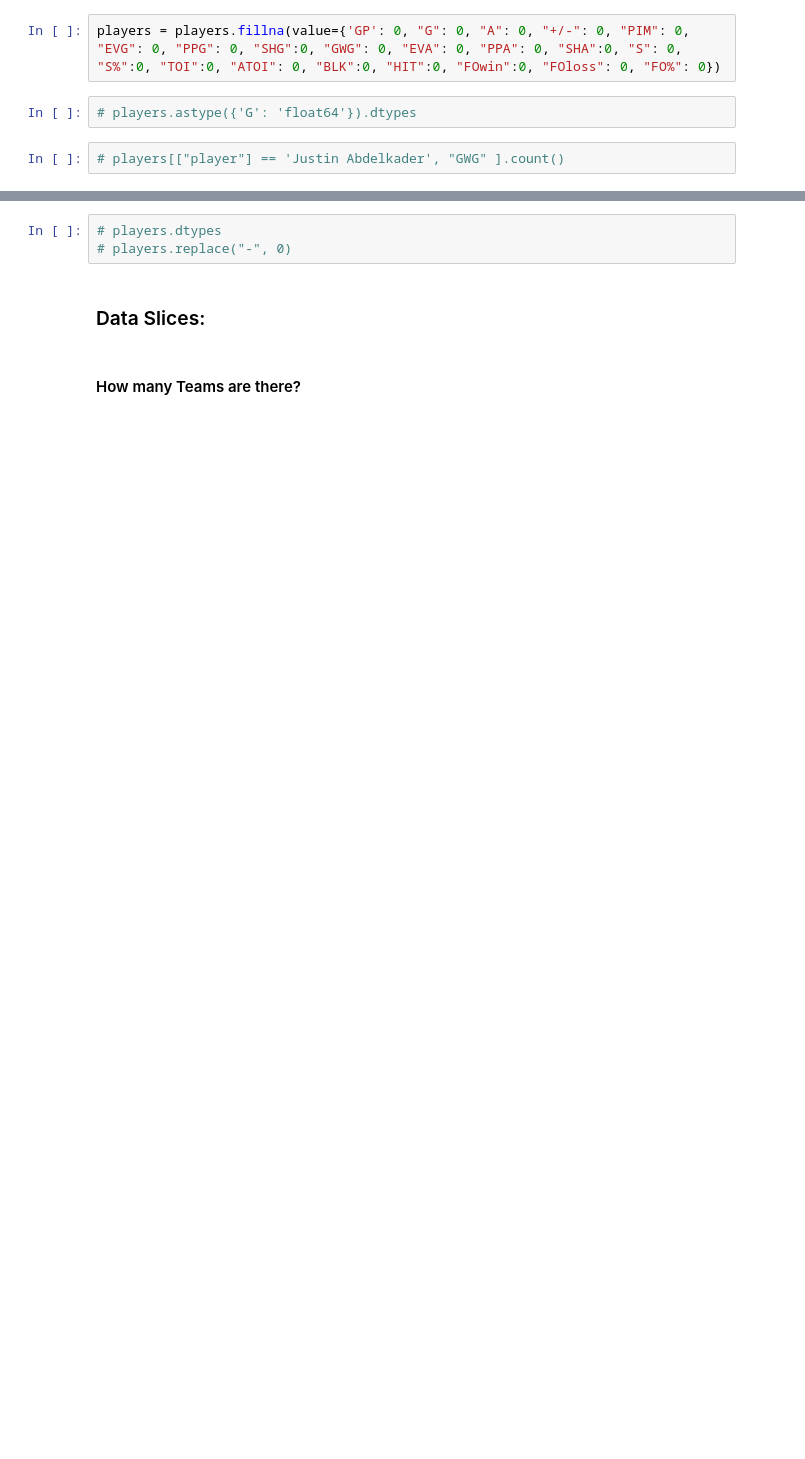
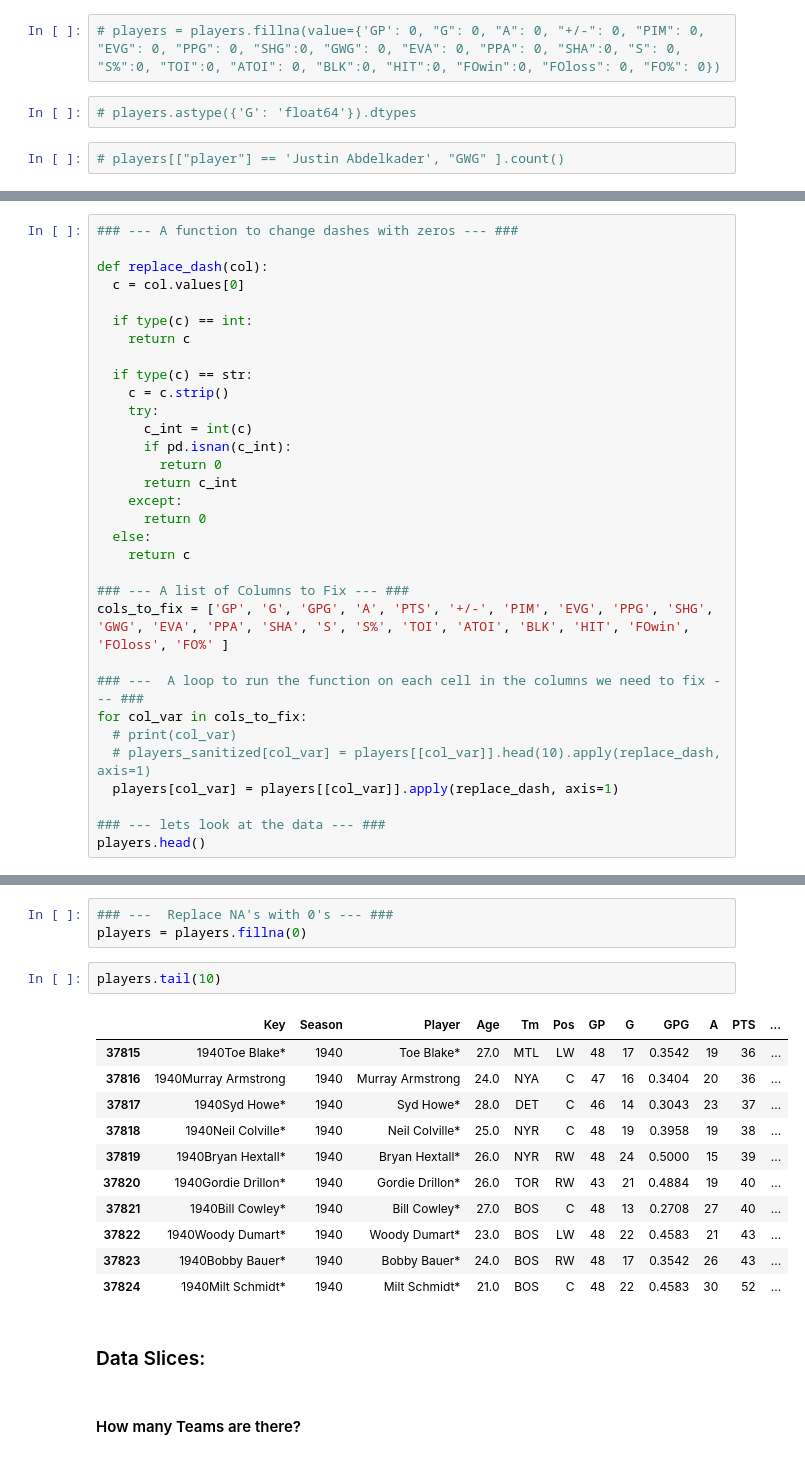
Before and after one commit to deez79/GA_Python_FinalProject, a Jupyter notebook: nhl_player_stats_project.ipynb, the cells around one changed output, grey strips where cells are left out. Saved outputs shown, nothing was run; the diff lists cells and outputs as text; blank space fills up the shorter version.

Commit message:
working on cleaning out some of the older unneeded cells.

```diff
--- a/nhl_player_stats_project.ipynb
+++ b/nhl_player_stats_project.ipynb
@@ -164,5 +133,5 @@ dtype: object
 # %%
-players = players.fillna(value={'GP': 0, "G": 0, "A": 0, "+/-": 0, "PIM": 0, "EVG": 0, "PPG": 0, "SHG":0, "GWG": 0, "EVA": 0, "PPA": 0, "SHA":0, "S": 0, "S%":0, "TOI":0, "ATOI": 0, "BLK":0, "HIT":0, "FOwin":0, "FOloss": 0, "FO%": 0})
+# players = players.fillna(value={'GP': 0, "G": 0, "A": 0, "+/-": 0, "PIM": 0, "EVG": 0, "PPG": 0, "SHG":0, "GWG": 0, "EVA": 0, "PPA": 0, "SHA":0, "S": 0, "S%":0, "TOI":0, "ATOI": 0, "BLK":0, "HIT":0, "FOwin":0, "FOloss": 0, "FO%": 0})
 # %%
 # players.astype({'G': 'float64'}).dtypes
 # %%
@@ -293,0 +165,32 @@ sanitized_players.head(5)
+# %%
+### --- A function to change dashes with zeros --- ###
+
+def replace_dash(col):
+  c = col.values[0]
+
+  if type(c) == int:
+    return c
+
+  if type(c) == str:
+    c = c.strip()
+    try:
+      c_int = int(c)
+      if pd.isnan(c_int):
+        return 0
+      return c_int
+    except:
+      return 0
+  else:
+    return c
+
+### --- A list of Columns to Fix --- ###
+cols_to_fix = ['GP', 'G', 'GPG', 'A', 'PTS', '+/-', 'PIM', 'EVG', 'PPG', 'SHG', 'GWG', 'EVA', 'PPA', 'SHA', 'S', 'S%', 'TOI', 'ATOI', 'BLK', 'HIT', 'FOwin', 'FOloss', 'FO%' ]
+
+### ---  A loop to run the function on each cell in the columns we need to fix --- ###
+for col_var in cols_to_fix:
+  # print(col_var)
+  # players_sanitized[col_var] = players[[col_var]].head(10).apply(replace_dash, axis=1)
+  players[col_var] = players[[col_var]].apply(replace_dash, axis=1)
+
+### --- lets look at the data --- ###
+players.head()
@@ -294,6 +204,20 @@ sanitized_players.head(5)
 # %%
-# players.dtypes
-# players.replace("-", 0)
+### ---  Replace NA's with 0's --- ###
+players = players.fillna(0)
+# %%
+players.tail(10)
+# %% [output]
+|  | Key | Season | Player | Age | Tm | Pos | GP | G | GPG | A | PTS | ... |
+| 37815 | 1940Toe Blake* | 1940 | Toe Blake* | 27.0 | MTL | LW | 48 | 17 | 0.3542 | 19 | 36 | ... |
+| 37816 | 1940Murray Armstrong | 1940 | Murray Armstrong | 24.0 | NYA | C | 47 | 16 | 0.3404 | 20 | 36 | ... |
+| 37817 | 1940Syd Howe* | 1940 | Syd Howe* | 28.0 | DET | C | 46 | 14 | 0.3043 | 23 | 37 | ... |
+| 37818 | 1940Neil Colville* | 1940 | Neil Colville* | 25.0 | NYR | C | 48 | 19 | 0.3958 | 19 | 38 | ... |
+| 37819 | 1940Bryan Hextall* | 1940 | Bryan Hextall* | 26.0 | NYR | RW | 48 | 24 | 0.5000 | 15 | 39 | ... |
+| 37820 | 1940Gordie Drillon* | 1940 | Gordie Drillon* | 26.0 | TOR | RW | 43 | 21 | 0.4884 | 19 | 40 | ... |
+| 37821 | 1940Bill Cowley* | 1940 | Bill Cowley* | 27.0 | BOS | C | 48 | 13 | 0.2708 | 27 | 40 | ... |
+| 37822 | 1940Woody Dumart* | 1940 | Woody Dumart* | 23.0 | BOS | LW | 48 | 22 | 0.4583 | 21 | 43 | ... |
+| 37823 | 1940Bobby Bauer* | 1940 | Bobby Bauer* | 24.0 | BOS | RW | 48 | 17 | 0.3542 | 26 | 43 | ... |
+| 37824 | 1940Milt Schmidt* | 1940 | Milt Schmidt* | 21.0 | BOS | C | 48 | 22 | 0.4583 | 30 | 52 | ... |
 # %% [markdown]
 ### Data Slices:
 # %% [markdown]
```
Also changed, not shown: parts of 27 cells of this notebook.
